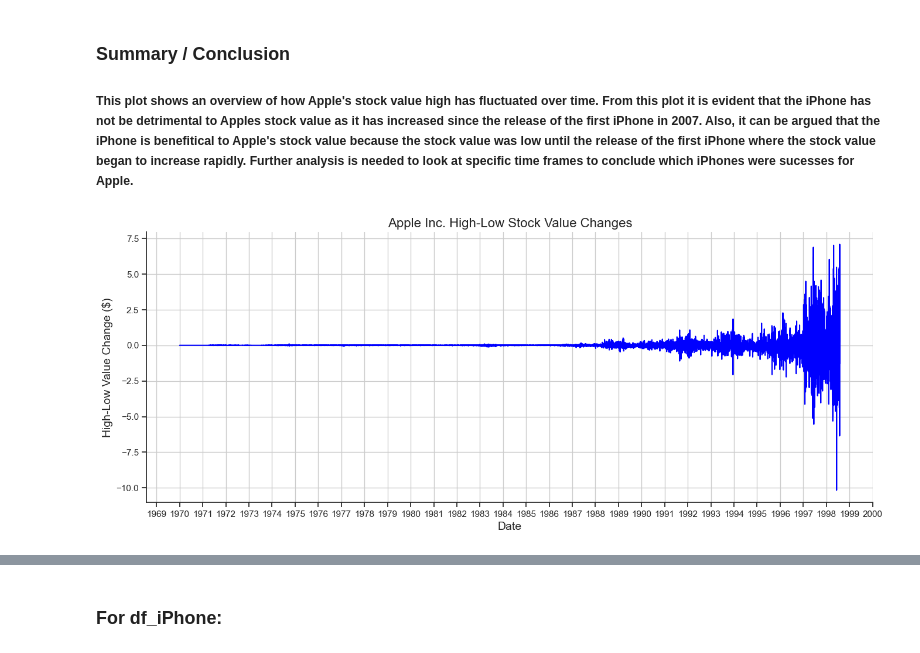
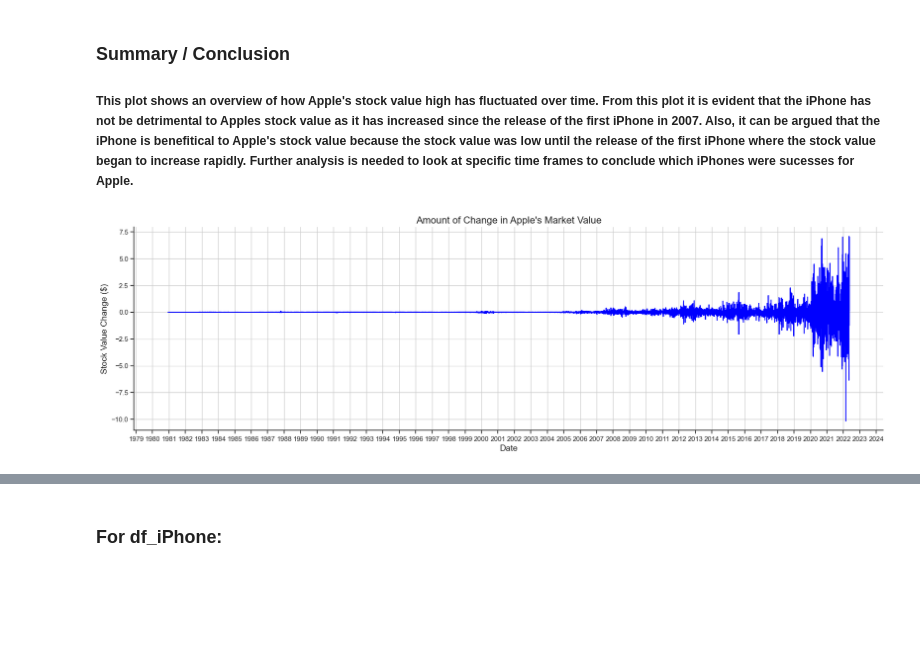
Before and after one commit to ubco-W2022T2-data301/project-group-group11, a Jupyter notebook: analysis/analysis1.ipynb, the cells around one changed output, grey strips where cells are left out. Drawn from its saved outputs; the diff is of its cells as text; code cells hidden in the pictures; blank space fills up the shorter version.

```diff
--- a/analysis/analysis1.ipynb
+++ b/analysis/analysis1.ipynb
@@ -173,18 +170,18 @@ plt.show()
 ### Summary / Conclusion
 ##### This plot shows an overview of how Apple's stock value high has fluctuated over time. From this plot it is evident that the iPhone has not be detrimental to Apples stock value as it has increased since the release of the first iPhone in 2007. Also, it can be argued that the iPhone is benefitical to Apple's stock value because the stock value was low until the release of the first iPhone where the stock value began to increase rapidly. Further analysis is needed to look at specific time frames to conclude which iPhones were sucesses for Apple.
 # %%
-plt.figure(figsize=(16,6))
-sns.lineplot(data=df_stocks['Change'], color='blue')
-plt.title("Apple Inc. High-Low Stock Value Changes", fontsize=16)
+plt.figure(figsize=(22,6))
+sns.lineplot(data=df_stocks, y=df_stocks['Change'], x=df_stocks['Date'], color='blue')
+plt.title("Amount of Change in Apple's Market Value", fontsize=16)
 plt.xlabel("Date", fontsize=14)
-plt.ylabel("High-Low Value Change ($)", fontsize=14)
+plt.ylabel("Stock Value Change ($)", fontsize=14)
 
 years = YearLocator()
 formatter = DateFormatter('%Y')
 plt.gca().xaxis.set_major_locator(years)
 plt.gca().xaxis.set_major_formatter(formatter)
 
 plt.grid(True)
 plt.show()
 # %% [output]
-[figure, old version]
+[figure, new version]
```
Also changed, not shown: parts of 12 cells of this notebook.
